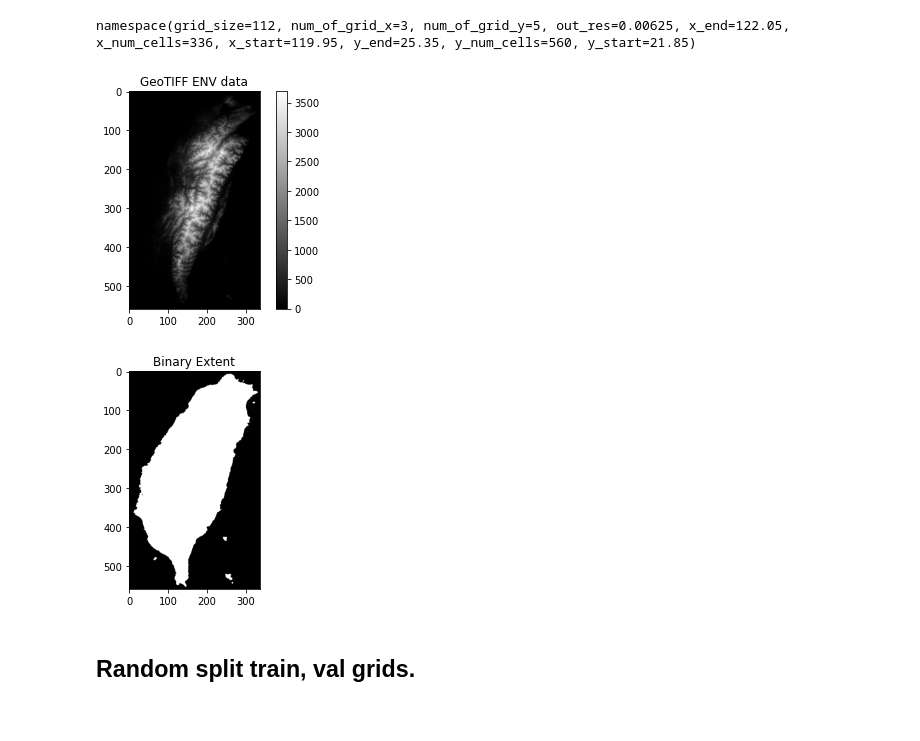
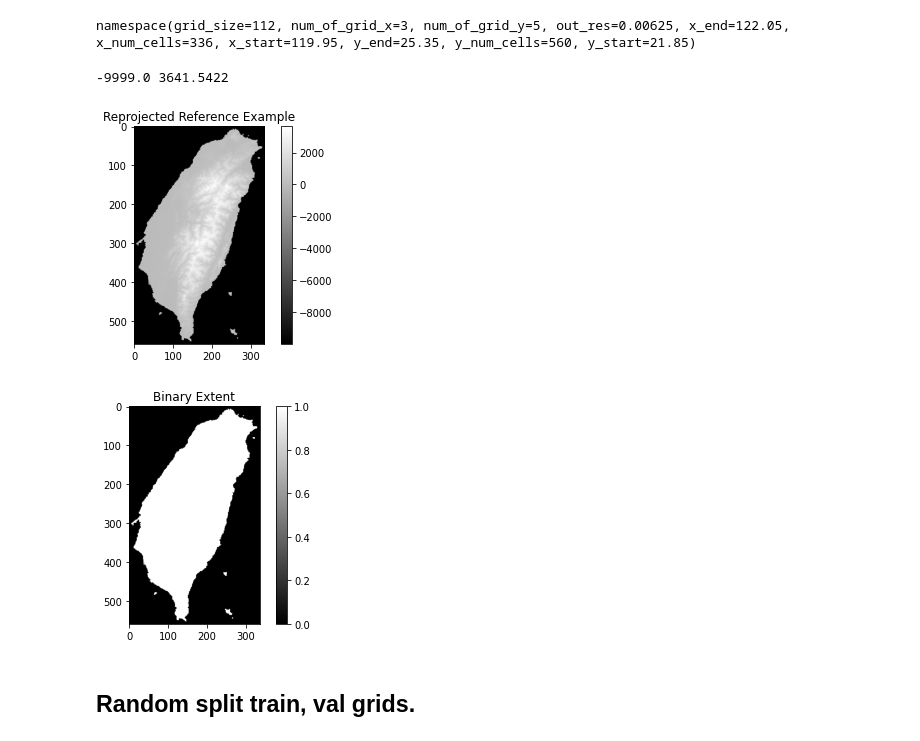
Before and after one commit to yuhinas/DeepSDM, a Jupyter notebook: 01_prepare_data.ipynb, the cells around one changed output. Drawn from its saved outputs; the diff is of its cells as text; code cells hidden in the pictures.

Commit message:
Fixed minor bugs from naming issue. Add some notes about data preparing.

```diff
--- a/01_prepare_data.ipynb
+++ b/01_prepare_data.ipynb
@@ -122,27 +124,62 @@ raster_helper.set_temporal_conf(temporal_conf)
 # %% [output]
 namespace(grid_size=112, num_of_grid_x=3, num_of_grid_y=5, out_res=0.00625, x_end=122.05, x_num_cells=336, x_start=119.95, y_end=25.35, y_num_cells=560, y_start=21.85)
-# %%
-# view the example layer
-with rasterio.open('./workspace/extent_env_example.tif') as src:
-    # Read the first band (note: some TIFFs may have multiple bands. Adjust as necessary)
-    array = src.read(1)
-    # Plot the array
-    plt.imshow(array, cmap='gray')  # using gray colormap; you can adjust this
-    plt.colorbar()
-    plt.title('GeoTIFF ENV data')
-    plt.show()
-
-# view the binary extent (1, white, cells with env data; 0, black, cells without env data)
-with rasterio.open('./workspace/extent_binary.tif') as src:
-    # Read the first band (note: some TIFFs may have multiple bands. Adjust as necessary)
-    array = src.read(1)
-    # Plot the array
-    plt.imshow(array, cmap='gray')  # using gray colormap; you can adjust this
-    plt.title('Binary Extent')
-    plt.show()
-# %% [output]
-[figure, removed]
-[figure, removed]
+# %%
+# # view the example layer
+
+# with rasterio.open('/home/trashmai/gsmai/DeepSDM/medium/evi/evi_2000_02.tif') as src:
+#     # Read the first band (note: some TIFFs may have multiple bands. Adjust as necessary)
+#     array = src.read(1)
+#     print(array.min())
+#     # Plot the array
+#     plt.imshow(array, cmap='gray')  # using gray colormap; you can adjust this
+#     plt.colorbar()
+#     plt.title('EVI')
+#     plt.show()
+
+# with rasterio.open('/home/trashmai/gsmai/DeepSDM/workspace/raster_data/species_occurrence/Zosterops_simplex/Zosterops_simplex_2011-12-01.tif') as src:
+#     # Read the first band (note: some TIFFs may have multiple bands. Adjust as necessary)
+#     array = src.read(1)
+#     print(array.min())
+#     # Plot the array
+#     plt.imshow(array, cmap='gray')  # using gray colormap; you can adjust this
+#     plt.colorbar()
+#     plt.title('Species')
+#     plt.show()
+
+# with rasterio.open('/home/trashmai/gsmai/DeepSDM/workspace/raster_data/k/k_2003-05-01.tif') as src:
+#     # Read the first band (note: some TIFFs may have multiple bands. Adjust as necessary)
+#     array = src.read(1)
+#     print(array.min())
+#     # Plot the array
+#     plt.imshow(array, cmap='gray')  # using gray colormap; you can adjust this
+#     plt.colorbar()
+#     plt.title('K')
+#     plt.show()
+
+# view the example layer
+with rasterio.open('./workspace/extent_env_example.tif') as src:
+    # Read the first band (note: some TIFFs may have multiple bands. Adjust as necessary)
+    array = src.read(1)
+    print(array.min(), array.max())
+    # Plot the array
+    plt.imshow(array, cmap='gray')  # using gray colormap; you can adjust this
+    plt.colorbar()
+    plt.title('Reprojected Reference Example')
+    plt.show()
+
+# view the binary extent (1, white, cells with env data; 0, black, cells without env data)
+with rasterio.open('./workspace/extent_binary.tif') as src:
+    # Read the first band (note: some TIFFs may have multiple bands. Adjust as necessary)
+    array = src.read(1)
+    # Plot the array
+    plt.imshow(array, cmap='gray')  # using gray colormap; you can adjust this
+    plt.colorbar()
+    plt.title('Binary Extent')
+    plt.show()
+# %% [output]
+-9999.0 3641.5422
+[figure, added]
+[figure, added]
 # %% [markdown]
 ## Random split train, val grids.
 # %%
```
Also changed, not shown: parts of 8 cells of this notebook, 3 other files.
